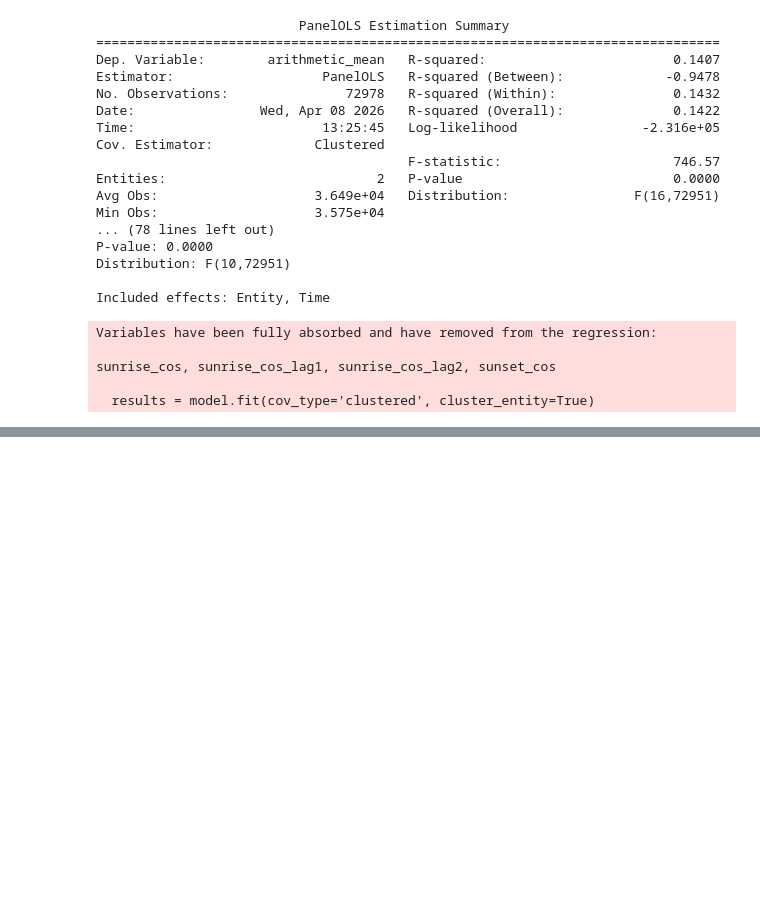
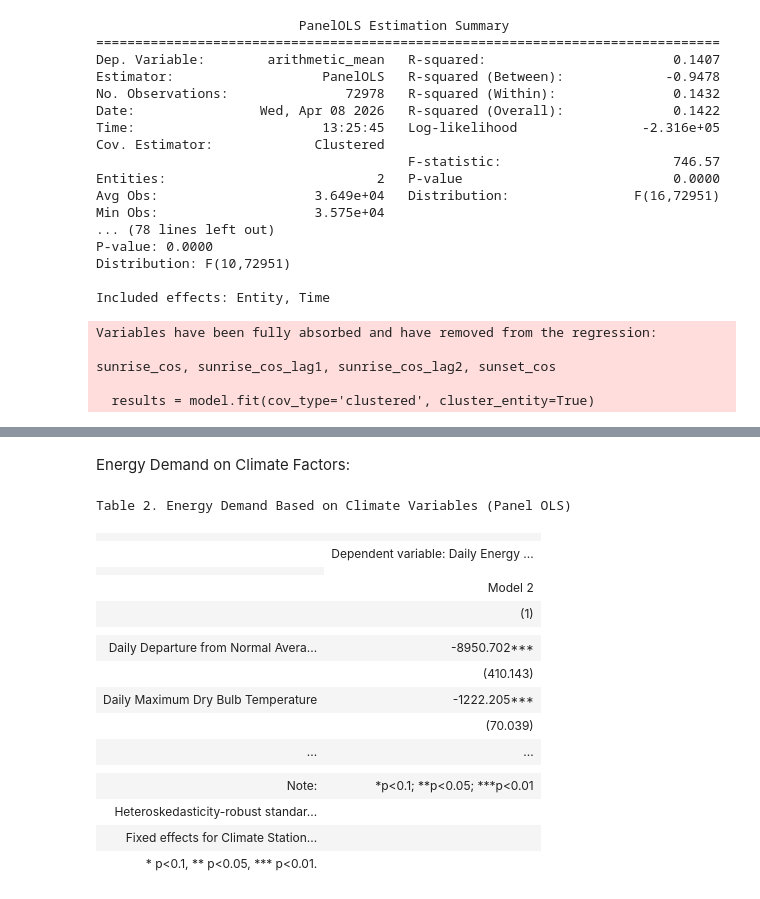
Before and after one commit to griffinberonio/AAE-724-Repo, a Jupyter notebook: Analysis_Notebook.ipynb, the cells around one changed output, grey strips where cells are left out. Cells and saved outputs as stored; diff of their text form; code cells hidden in the pictures; blank space fills up the shorter version.

```diff
--- a/Analysis_Notebook.ipynb
+++ b/Analysis_Notebook.ipynb
@@ -697,0 +932,65 @@ sunrise_cos, sunrise_cos_lag1, sunrise_cos_lag2, sunset_cos
+# %% [markdown]
+Energy Demand on Climate Factors:
+# %%
+star = Stargazer([model_3_results ])
+
+star.title("Table 2. Energy Demand Based on Climate Variables (Panel OLS)")
+star.custom_columns(["Model 2"], [1])
+star.covariate_order(sig_vars(model_3_results))  # Only include significant variables in the table
+star.dependent_variable_name("Daily Energy Demand (MWh)")
+star.rename_covariates({
+    "DailyAverageDryBulbTemperature":      "Daily Average Dry Bulb Temperature",
+    "DailyAverageDewPointTemperature":  "Daily Average Dew Point Temperature",
+    "DailyAveragePrecipitation": "Daily Average Precipitation",
+    "DailyAveragePressureChange":     "Daily Average Pressure Change",
+    "DailyAverageRelativeHumidity":     "Daily Average Relative Humidity",
+    "DailyAverageSeaLevelPressure":     "Daily Average Sea Level Pressure",
+    "DailyAverageStationPressure":     "Daily Average Station Pressure",
+    "DailyAverageWetBulbTemperature":     "Daily Average Wet Bulb Temperature",
+    "DailyAverageWindDirection_cos":     "Daily Average Wind Direction (cosine)",
+    "DailyAverageWindDirection_sin":     "Daily Average Wind Direction (sine)",
+    "DailyAverageWindGustSpeed":     "Daily Average Wind Gust Speed",
+    "DailyAverageWindSpeed":     "Daily Average Wind Speed",
+    "DailyDepartureFromNormalAverageTemperature":     "Daily Departure from Normal Average Temperature",
+    "DailyMaximumDryBulbTemperature":     "Daily Maximum Dry Bulb Temperature",
+    "DailyMinimumDryBulbTemperature":     "Daily Minimum Dry Bulb Temperature",
+    "DailyPeakWindDirection_cos":     "Daily Peak Wind Direction (cosine)",
+    "DailyPeakWindSpeed":     "Daily Peak Wind Speed",
+    "DailyPrecipitation":     "Daily Precipitation",
+    "DailySustainedWindDirection_cos":     "Daily Sustained Wind Direction (cosine)",
+    "DailySustainedWindDirection_sin":     "Daily Sustained Wind Direction (sine)",
+    "DailySustainedWindSpeed":     "Daily Sustained Wind Speed"
+})
+star.significance_levels([0.1, 0.05, 0.01])   # * p<0.1, ** p<0.05, *** p<0.01
+star.show_degrees_of_freedom(False)
+
+star.add_line(
+    "Standard errors",
+    ["Robust (HC1)"],
+    LineLocation.FOOTER_TOP,
+)
+star.add_custom_notes([
+    "Heteroskedasticity-robust standard errors in parentheses.",
+    "Fixed effects for Climate Station and Month included",
+    "* p<0.1, ** p<0.05, *** p<0.01.",
+])
+
+star
+# %% [output]
+Table 2. Energy Demand Based on Climate Variables (Panel OLS)
+|  |  |
+|  | Dependent variable: Daily Energy ... |
+|  |
+|  | Model 2 |
+|  | (1) |
+|  |  |
+| Daily Departure from Normal Avera... | -8950.702*** |
+|  | (410.143) |
+| Daily Maximum Dry Bulb Temperature | -1222.205*** |
+|  | (70.039) |
+| ... | ... |
+|  |  |
+| Note: | *p<0.1; **p<0.05; ***p<0.01 |
+| Heteroskedasticity-robust standar... |  |
+| Fixed effects for Climate Station... |  |
+| * p<0.1, ** p<0.05, *** p<0.01. |  |
```
Also changed, not shown: parts of 16 cells of this notebook, 1 other file.
